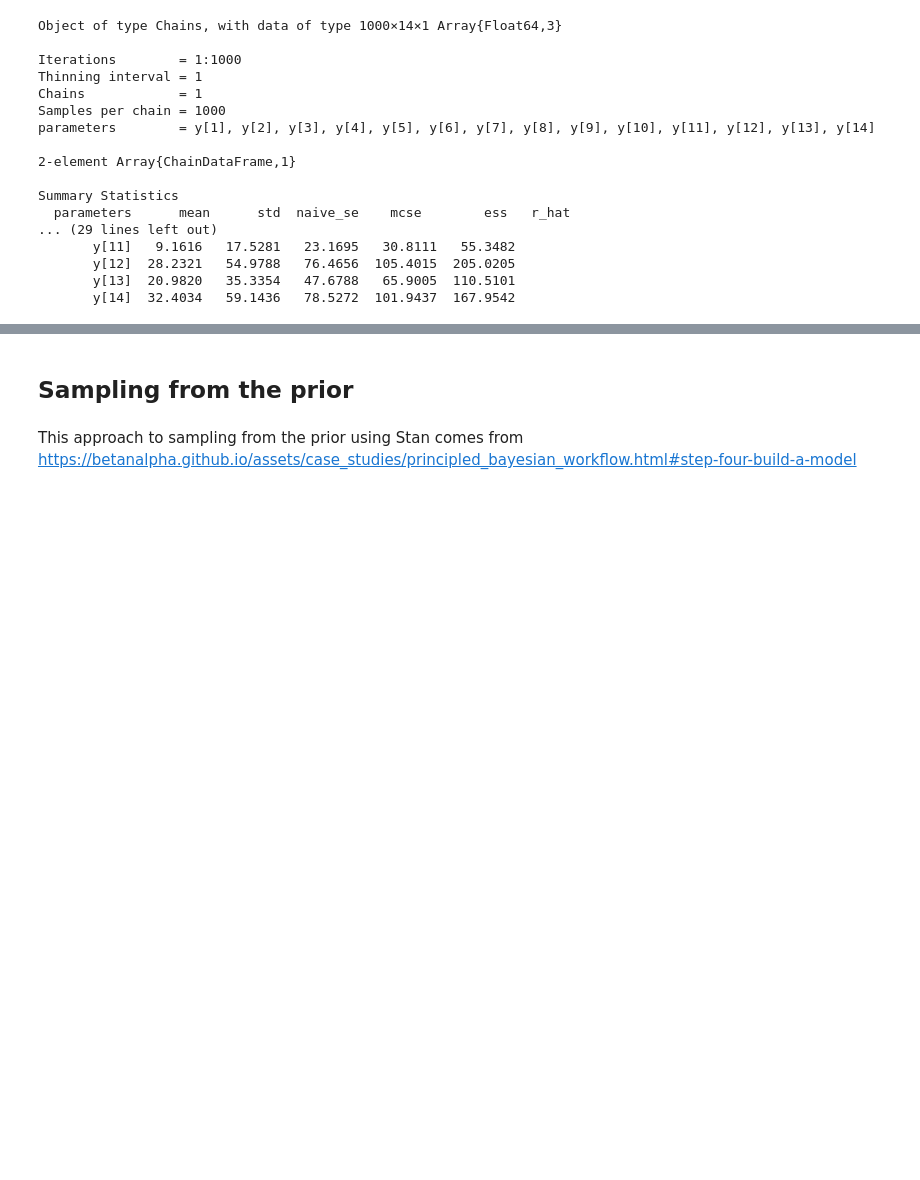
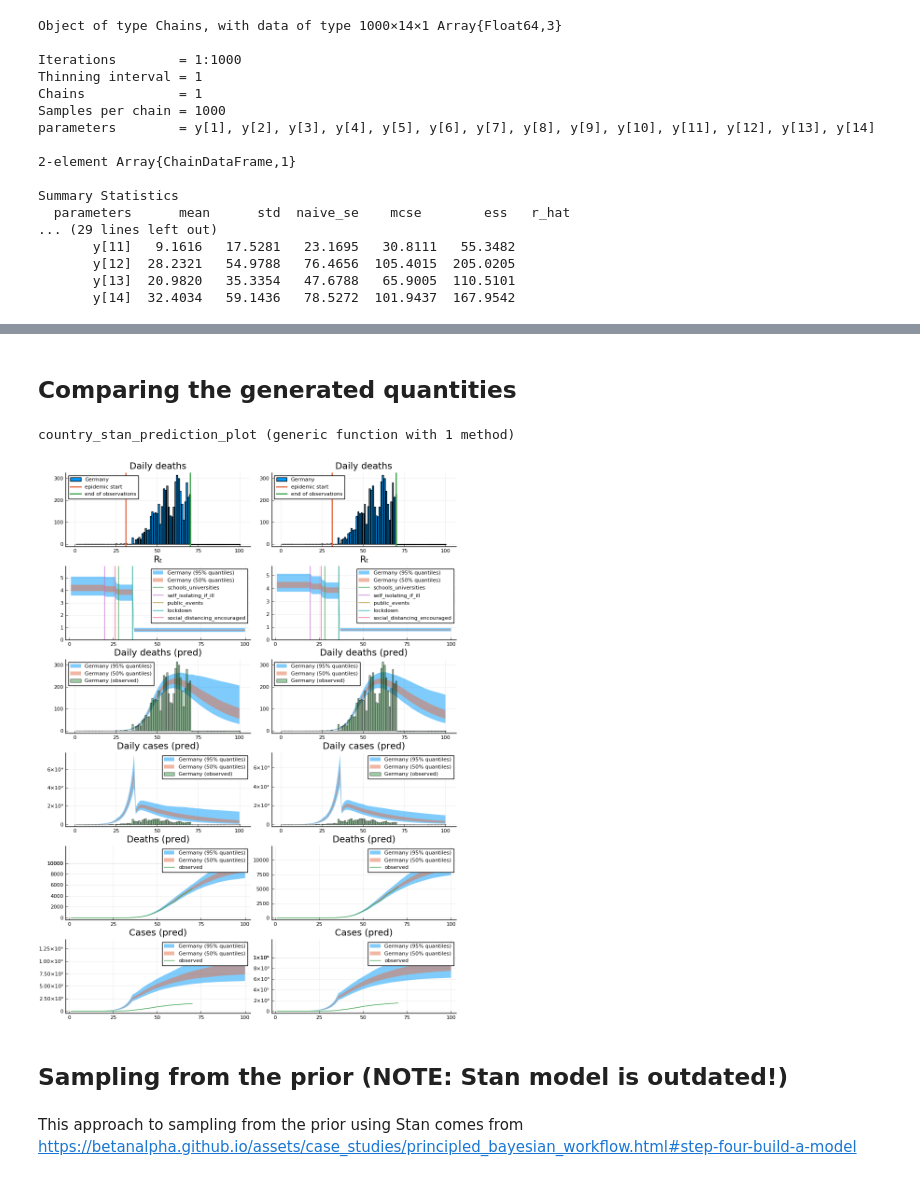
Before and after one commit to cambridge-mlg/Covid19, a Jupyter notebook: notebooks/01-Imperial-Report-13-Basics.ipynb, the cells around one changed output, grey strips where cells are left out. Cells and saved outputs as stored; diff of their text form; code cells hidden in the pictures; blank space fills up the shorter version.

```diff
--- a/notebooks/01-Imperial-Report-13-Basics.ipynb
+++ b/notebooks/01-Imperial-Report-13-Basics.ipynb
@@ -1088,5 +1252,25 @@ UndefVarError: UndefVarError: la not defined
+# %% [markdown]
+## Comparing the generated quantities
+# %%
+predictions_stan = [transpose(la["prediction"][:, :, m]) for m = 1:data.num_countries]
+expected_deaths_stan = [transpose(la["E_deaths"][:, :, m]) for m = 1:data.num_countries]
+Rₜ_stan = [transpose(la["Rt"][:, :, m]) for m = 1:data.num_countries];
+
+function country_stan_prediction_plot(country_idx)
+    e_deaths_country = expected_deaths_stan[country_idx]
+    Rₜ_country = Rₜ_stan[country_idx]
+    predictions_country = predictions_stan[country_idx]
+
+    return country_prediction_plot(country_idx, e_deaths_country, Rₜ_country, predictions_country)
+end
+# %% [output]
+country_stan_prediction_plot (generic function with 1 method)
+# %%
+plot(country_stan_prediction_plot(3), country_posterior_prediction_plot(3), layout=(1, 2))
+# %% [output]
+[figure, added]
 # %% [markdown]
-## Sampling from the prior
+## Sampling from the prior (NOTE: Stan model is outdated!)
 # %% [markdown]
 This approach to sampling from the prior using Stan comes from https://betanalpha.github.io/assets/case_studies/principled_bayesian_workflow.html#step-four-build-a-model
 # %%
```
Also changed, not shown: parts of 33 cells of this notebook.
